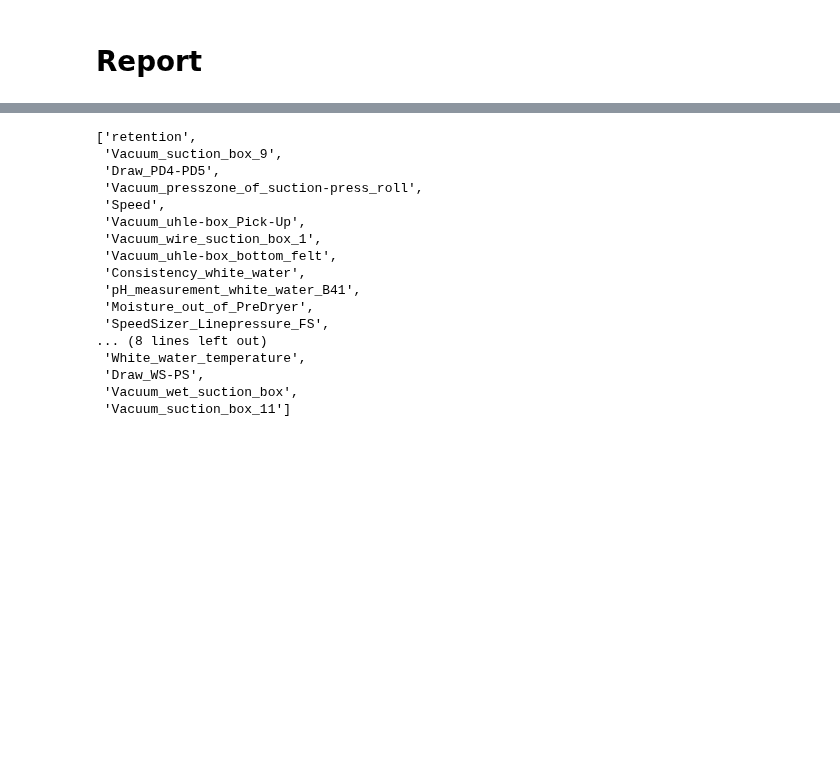
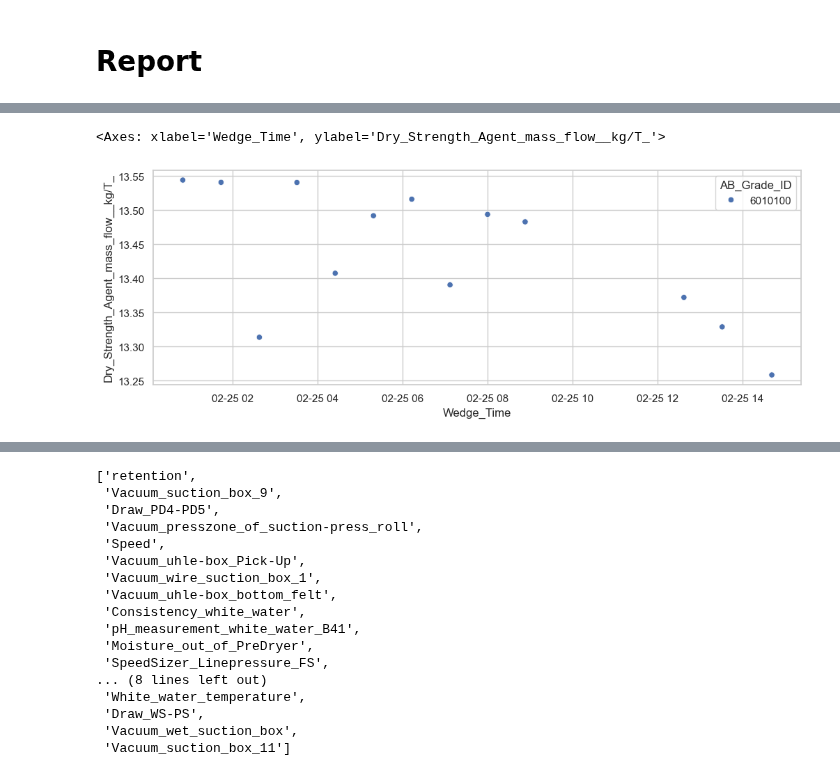
Before and after one commit to Miggon-dev/costimiser2, a Jupyter notebook: ai_process_analyst.ipynb, the cells around one changed output, grey strips where cells are left out. Cells and saved outputs as stored; diff of their text form; code cells hidden in the pictures; blank space fills up the shorter version.

```diff
--- a/ai_process_analyst.ipynb
+++ b/ai_process_analyst.ipynb
@@ -1924,0 +2551,5 @@ LANG = "en"
+# %%
+sns.scatterplot(turnup_data[(turnup_data.Wedge_Time>"2026-2-25") & (turnup_data.Wedge_Time<"2026-2-26")], x="Wedge_Time", y='Dry_Strength_Agent_mass_flow__kg/T_', hue="AB_Grade_ID")
+# %% [output]
+<Axes: xlabel='Wedge_Time', ylabel='Dry_Strength_Agent_mass_flow__kg/T_'>
+[figure, added]
```
Also changed, not shown: parts of 24 cells of this notebook, 16 other files.
